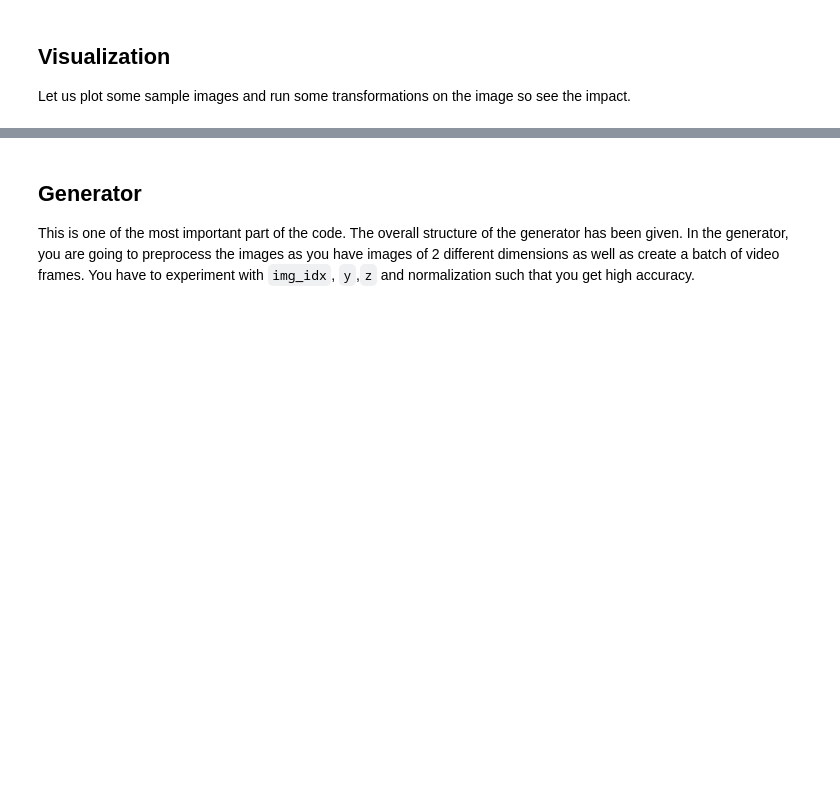
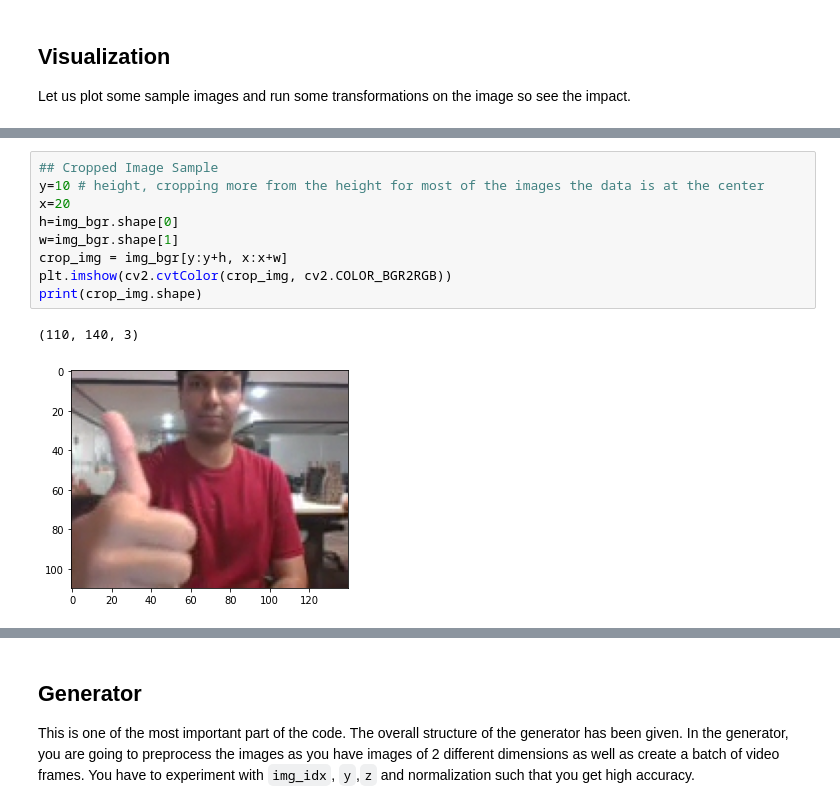
Before and after one commit to sriksmachi/ishara, a Jupyter notebook: gesture_recognition.ipynb, the cells around one changed output, grey strips where cells are left out. Saved outputs shown, nothing was run; the diff lists cells and outputs as text; blank space fills up the shorter version.

```diff
--- a/gesture_recognition.ipynb
+++ b/gesture_recognition.ipynb
@@ -146 +124,13 @@ Let us plot some sample images and run some transformations on the image so see
+# %%
+## Cropped Image Sample
+y=10 # height, cropping more from the height for most of the images the data is at the center
+x=20
+h=img_bgr.shape[0]
+w=img_bgr.shape[1]
+crop_img = img_bgr[y:y+h, x:x+w]
+plt.imshow(cv2.cvtColor(crop_img, cv2.COLOR_BGR2RGB))
+print(crop_img.shape)
+# %% [output]
+(110, 140, 3)
+[figure, added]
 # %%
```
Also changed, not shown: parts of 121 cells of this notebook.
